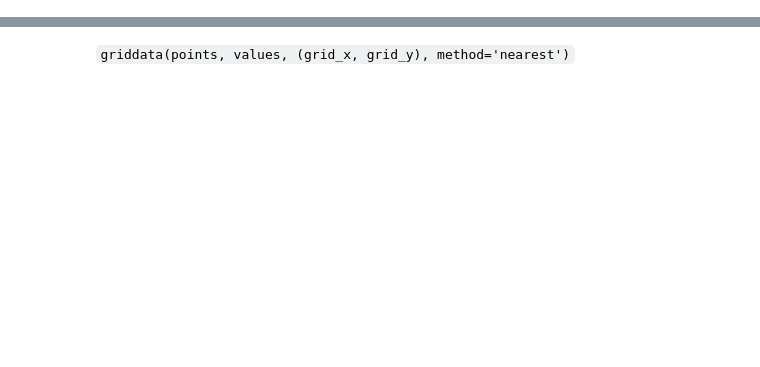
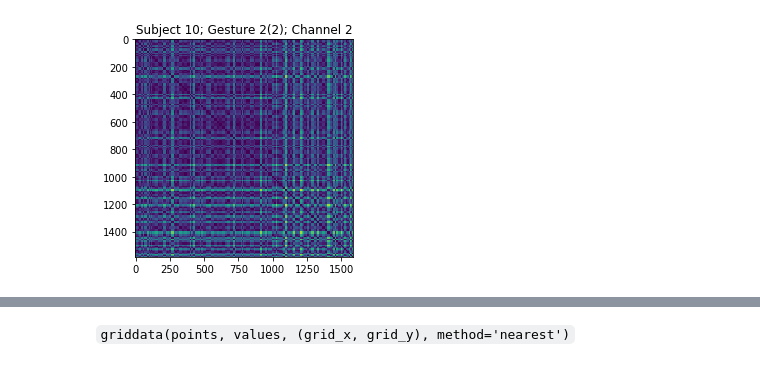
Before and after one commit to samvoisin/TDAforGesturePredictionsEMG, a Jupyter notebook: SNF_dev.ipynb, the cells around one changed output, grey strips where cells are left out. Saved outputs shown, nothing was run; the diff lists cells and outputs as text; code cells hidden in the pictures; blank space fills up the shorter version.

```diff
--- a/SNF_dev.ipynb
+++ b/SNF_dev.ipynb
@@ -64,0 +83,6 @@ plt.show()
+# %%
+plt.imshow(E.array[0, :, :])
+plt.title("Subject 10; Gesture 2(2); Channel 2")
+plt.savefig("./figures/pres_figs/ssm_s10_g22_c2")
+# %% [output]
+[figure, added]
```
Also changed, not shown: parts of 13 cells of this notebook, 1 other file.
